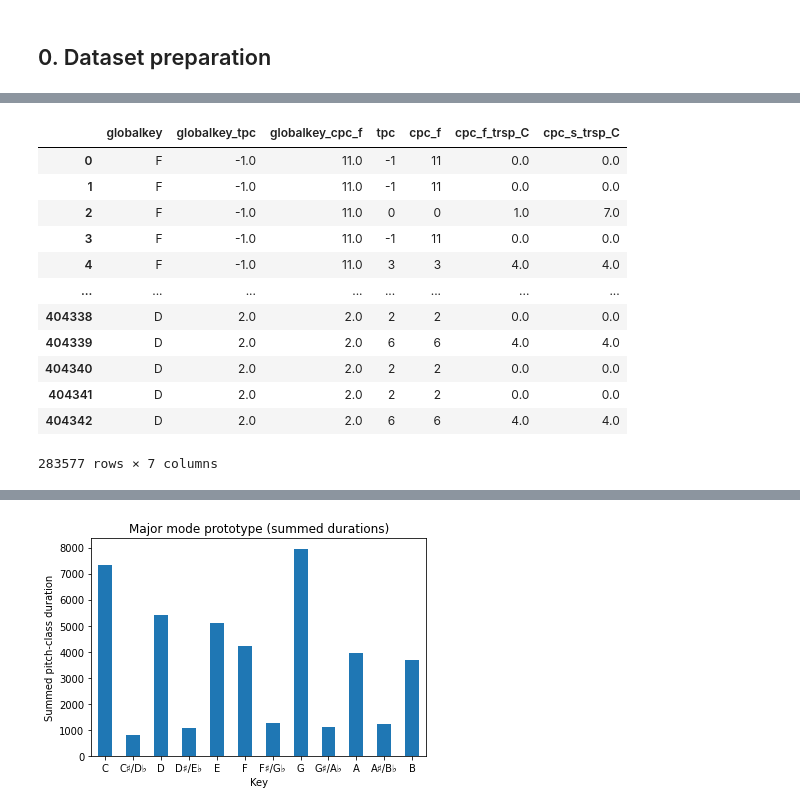
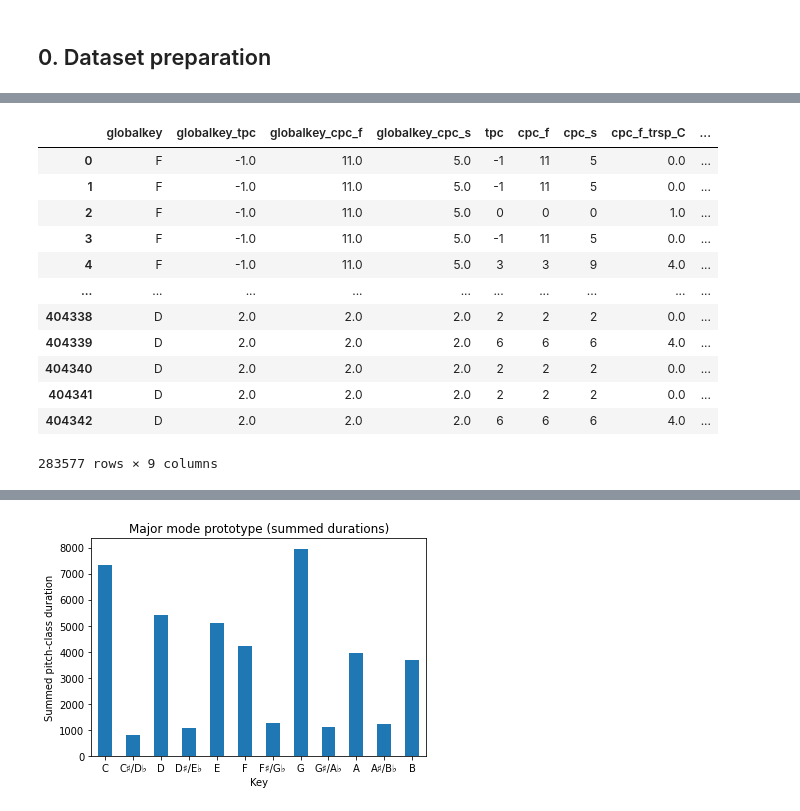
Before and after one commit to mikqs/digital-musicology, a Jupyter notebook: Group_6_A2/Group_6_A2.ipynb, the cells around one changed output, grey strips where cells are left out. Drawn from its saved outputs; the diff is of its cells as text; code cells hidden in the pictures.

Commit message:
Fixed error with semitone transpositions

```diff
--- a/Group_6_A2/Group_6_A2.ipynb
+++ b/Group_6_A2/Group_6_A2.ipynb
@@ -72,0 +17,31 @@ Wall time: 8.58 s
+# %%
+%%time
+
+keys_dataset = pd.read_csv('DM2022 - Assignment 2 [Dataset].csv', converters = {'duration': fractions.Fraction, 'nominal_duration': fractions.Fraction, 'scalar': fractions.Fraction}, index_col = 0, low_memory = False)
+string_to_bool = {'True': True, 'False': False}
+keys_dataset['globalkey_is_minor'].map(string_to_bool)
+keys_dataset['localkey_is_minor'].map(string_to_bool)
+
+labeled_df = keys_dataset[keys_dataset['globalkey_is_minor'].notna()]
+
+fifths_to_semitones = lambda x: x+6 if(x%2==1 and x<6) else(x-6 if(x%2==1 and x>6) else x)
+
+labeled_df['cpc_f'] = labeled_df['tpc'].mod(12)
+labeled_df['cpc_s'] = labeled_df['midi'].mod(12)
+labeled_df['globalkey_cpc_f'] = labeled_df['globalkey_tpc'].mod(12)
+labeled_df['globalkey_cpc_s'] = labeled_df['globalkey_cpc_f'].apply(fifths_to_semitones)
+labeled_df['localkey_tpc'] = labeled_df['localkey_relativetpc'] + labeled_df['globalkey_tpc']
+labeled_df['localkey_cpc_f'] = labeled_df['localkey_tpc'].mod(12)
+labeled_df['localkey_cpc_s'] = labeled_df['localkey_cpc_f'].apply(fifths_to_semitones)
+
+# Transpose all pieces to C tonic (with Ground Truth)
+labeled_df['cpc_f_trsp_C'] = (labeled_df['cpc_f'] - labeled_df['globalkey_cpc_f']).mod(12)
+labeled_df['cpc_s_trsp_C'] = labeled_df['cpc_f_trsp_C'].apply(fifths_to_semitones)
+
+# Compute all twelve transpositions for each piece
+for i_f_transpose in range(12):
+  labeled_df['cpc_f_trsp_'+str(i_f_transpose)] = (labeled_df['cpc_f'] - i_f_transpose).mod(12)
+  i_s_transpose = fifths_to_semitones(i_f_transpose)
+  labeled_df['cpc_s_trsp_'+str(i_s_transpose)] = (labeled_df['cpc_s'] - i_s_transpose).mod(12)
+
+labeled_df
@@ -73,19 +81,19 @@ Wall time: 8.58 s
 # %%
 major_df = labeled_df[labeled_df['globalkey_is_minor'] == False]
-major_df[['globalkey','globalkey_tpc','globalkey_cpc_f','tpc','cpc_f','cpc_f_trsp_C','cpc_s_trsp_C']]
+major_df[['globalkey','globalkey_tpc','globalkey_cpc_f','globalkey_cpc_s','tpc','cpc_f','cpc_s','cpc_f_trsp_C','cpc_s_trsp_C']]
 # %% [output]
-|  | globalkey | globalkey_tpc | globalkey_cpc_f | tpc | cpc_f | cpc_f_trsp_C | cpc_s_trsp_C |
-| 0 | F | -1.0 | 11.0 | -1 | 11 | 0.0 | 0.0 |
-| 1 | F | -1.0 | 11.0 | -1 | 11 | 0.0 | 0.0 |
-| 2 | F | -1.0 | 11.0 | 0 | 0 | 1.0 | 7.0 |
-| 3 | F | -1.0 | 11.0 | -1 | 11 | 0.0 | 0.0 |
-| 4 | F | -1.0 | 11.0 | 3 | 3 | 4.0 | 4.0 |
-| ... | ... | ... | ... | ... | ... | ... | ... |
-| 404338 | D | 2.0 | 2.0 | 2 | 2 | 0.0 | 0.0 |
-| 404339 | D | 2.0 | 2.0 | 6 | 6 | 4.0 | 4.0 |
-| 404340 | D | 2.0 | 2.0 | 2 | 2 | 0.0 | 0.0 |
-| 404341 | D | 2.0 | 2.0 | 2 | 2 | 0.0 | 0.0 |
-| 404342 | D | 2.0 | 2.0 | 6 | 6 | 4.0 | 4.0 |
+|  | globalkey | globalkey_tpc | globalkey_cpc_f | globalkey_cpc_s | tpc | cpc_f | cpc_s | cpc_f_trsp_C | ... |
+| 0 | F | -1.0 | 11.0 | 5.0 | -1 | 11 | 5 | 0.0 | ... |
+| 1 | F | -1.0 | 11.0 | 5.0 | -1 | 11 | 5 | 0.0 | ... |
+| 2 | F | -1.0 | 11.0 | 5.0 | 0 | 0 | 0 | 1.0 | ... |
+| 3 | F | -1.0 | 11.0 | 5.0 | -1 | 11 | 5 | 0.0 | ... |
+| 4 | F | -1.0 | 11.0 | 5.0 | 3 | 3 | 9 | 4.0 | ... |
+| ... | ... | ... | ... | ... | ... | ... | ... | ... | ... |
+| 404338 | D | 2.0 | 2.0 | 2.0 | 2 | 2 | 2 | 0.0 | ... |
+| 404339 | D | 2.0 | 2.0 | 2.0 | 6 | 6 | 6 | 4.0 | ... |
+| 404340 | D | 2.0 | 2.0 | 2.0 | 2 | 2 | 2 | 0.0 | ... |
+| 404341 | D | 2.0 | 2.0 | 2.0 | 2 | 2 | 2 | 0.0 | ... |
+| 404342 | D | 2.0 | 2.0 | 2.0 | 6 | 6 | 6 | 4.0 | ... |
-283577 rows × 7 columns
+283577 rows × 9 columns
 # %%
 minor_df = labeled_df[labeled_df['globalkey_is_minor'] == True]
```
Also changed, not shown: parts of 4 cells of this notebook.
